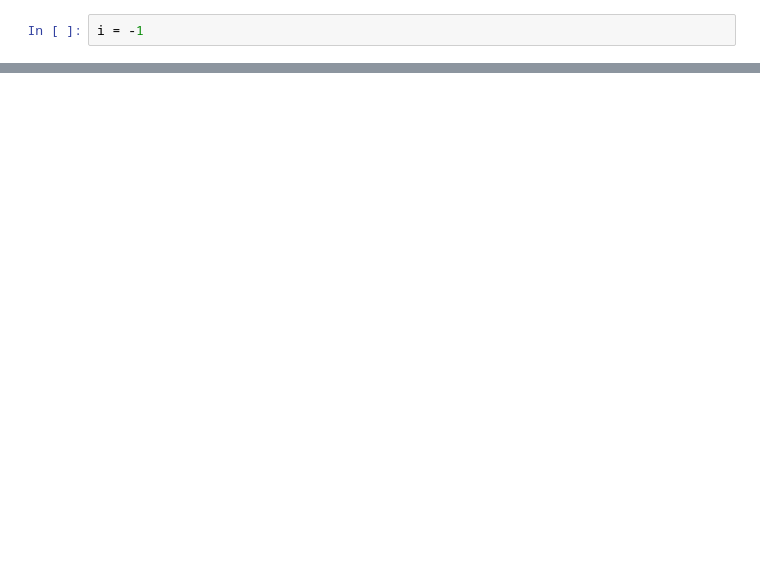
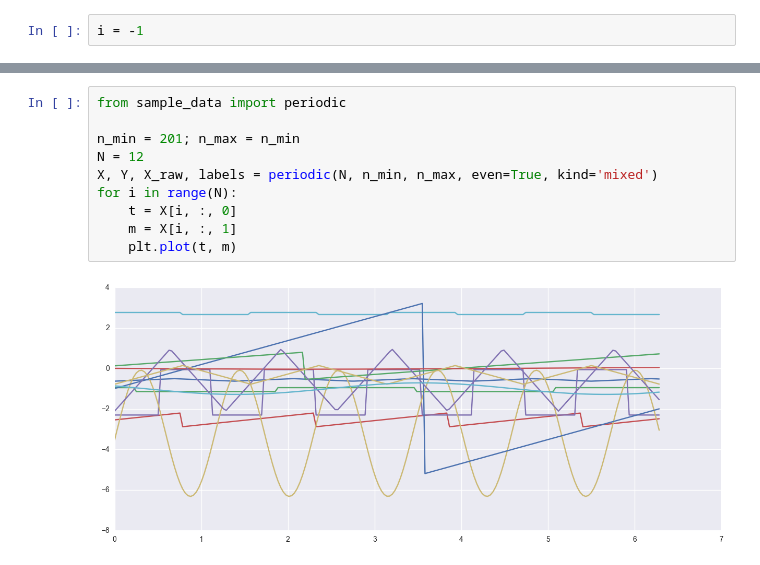
Before and after one commit to bnaul/timeflow, a Jupyter notebook: period_inverse.ipynb, the cells around one changed output, grey strips where cells are left out. Cells and saved outputs as stored; diff of their text form; blank space fills up the shorter version.

```diff
--- a/period_inverse.ipynb
+++ b/period_inverse.ipynb
@@ -58,0 +57,12 @@ plt.legend(['Original', 'GRU', 'Conv', 'Atrous'])
+# %%
+from sample_data import periodic
+
+n_min = 201; n_max = n_min
+N = 12
+X, Y, X_raw, labels = periodic(N, n_min, n_max, even=True, kind='mixed')
+for i in range(N):
+    t = X[i, :, 0]
+    m = X[i, :, 1]
+    plt.plot(t, m)
+# %% [output]
+[figure, added]
```
Also changed, not shown: parts of 5 cells of this notebook, 9 other files.
